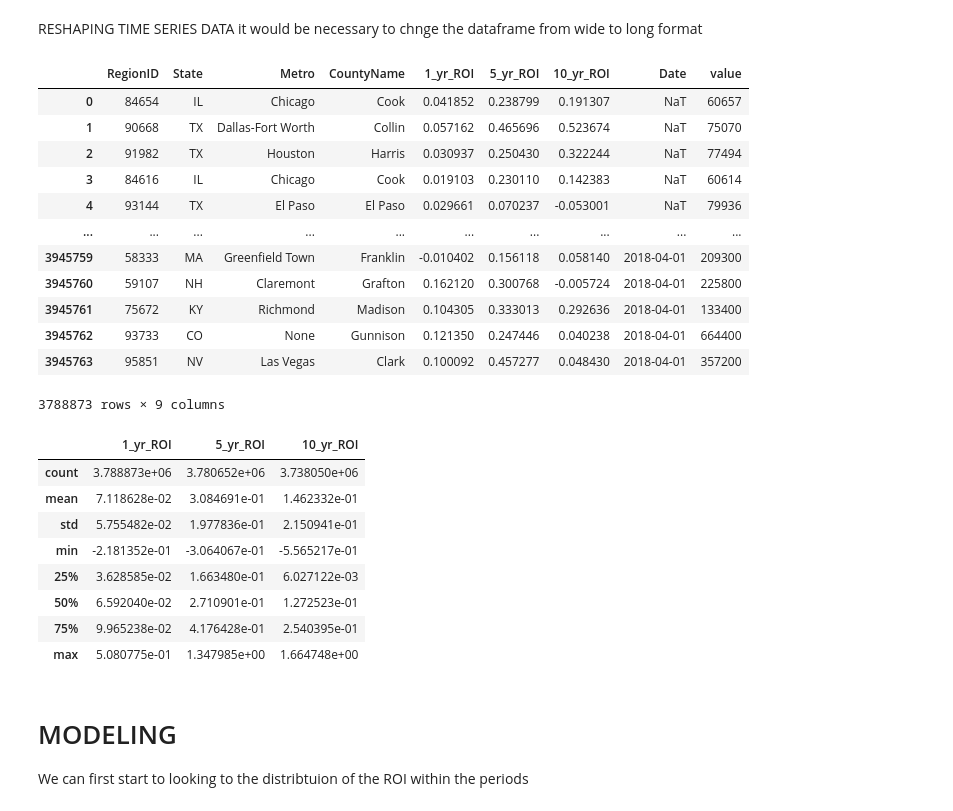
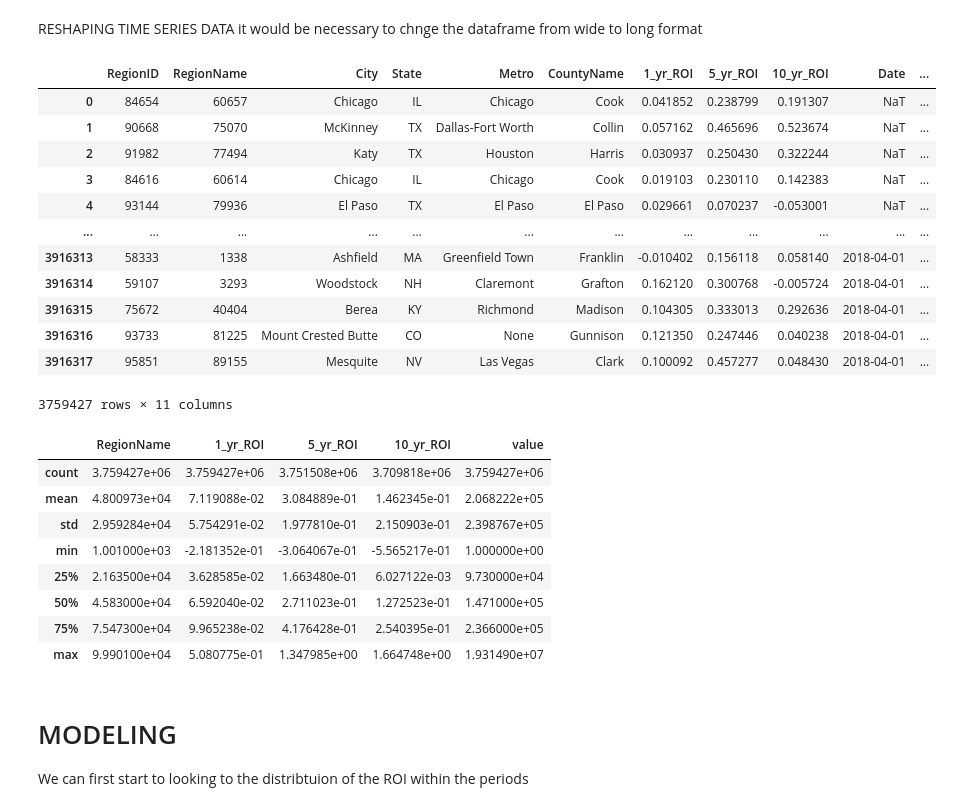
Before and after one commit to kafura0/Real_Estate_Price_Forecasting, a Jupyter notebook: student.ipynb, the cells around one changed output. Saved outputs shown, nothing was run; the diff lists cells and outputs as text; code cells hidden in the pictures.

```diff
--- a/student.ipynb
+++ b/student.ipynb
@@ -243,46 +261,44 @@ RESHAPING TIME SERIES DATA
 it would be necessary to chnge the dataframe from wide to long format
 # %%
 def melt_df(df):
-    # Assuming 'Date' is the correct column name for date information
-    melt = pd.melt(df, id_vars=[ 'RegionID', 'State', 'Metro', 'CountyName', '1_yr_ROI', '5_yr_ROI', '10_yr_ROI'], var_name='Date', value_name='value')
+    # Create a `Date` column to store data information
+    melt = pd.melt(df, id_vars=[ 'RegionID','RegionName','City', 'State', 'Metro', 'CountyName', '1_yr_ROI', '5_yr_ROI', '10_yr_ROI'], var_name='Date', value_name='value')
 
-    # Ensure the 'Date' column is converted to datetime format
+    # 'Date' column is then converted to datetime format
     melt['Date'] = pd.to_datetime(melt['Date'], errors='coerce',format='%Y-%m' )  # Use 'coerce' to handle invalid dates
 
     # Drop rows with missing date
     melt = melt.dropna(subset=['value'])  # Ensure 'Date' and 'value' columns are present
     return melt
 
-
-
 zillow_melted_df = melt_df(zillow_df)
 zillow_melted_df
 # %% [output]
-|  | RegionID | State | Metro | CountyName | 1_yr_ROI | 5_yr_ROI | 10_yr_ROI | Date | value |
-| 0 | 84654 | IL | Chicago | Cook | 0.041852 | 0.238799 | 0.191307 | NaT | 60657 |
-| 1 | 90668 | TX | Dallas-Fort Worth | Collin | 0.057162 | 0.465696 | 0.523674 | NaT | 75070 |
-| 2 | 91982 | TX | Houston | Harris | 0.030937 | 0.250430 | 0.322244 | NaT | 77494 |
-| 3 | 84616 | IL | Chicago | Cook | 0.019103 | 0.230110 | 0.142383 | NaT | 60614 |
-| 4 | 93144 | TX | El Paso | El Paso | 0.029661 | 0.070237 | -0.053001 | NaT | 79936 |
-| ... | ... | ... | ... | ... | ... | ... | ... | ... | ... |
-| 3945759 | 58333 | MA | Greenfield Town | Franklin | -0.010402 | 0.156118 | 0.058140 | 2018-04-01 | 209300 |
-| 3945760 | 59107 | NH | Claremont | Grafton | 0.162120 | 0.300768 | -0.005724 | 2018-04-01 | 225800 |
-| 3945761 | 75672 | KY | Richmond | Madison | 0.104305 | 0.333013 | 0.292636 | 2018-04-01 | 133400 |
-| 3945762 | 93733 | CO | None | Gunnison | 0.121350 | 0.247446 | 0.040238 | 2018-04-01 | 664400 |
-| 3945763 | 95851 | NV | Las Vegas | Clark | 0.100092 | 0.457277 | 0.048430 | 2018-04-01 | 357200 |
+|  | RegionID | RegionName | City | State | Metro | CountyName | 1_yr_ROI | 5_yr_ROI | 10_yr_ROI | Date | ... |
+| 0 | 84654 | 60657 | Chicago | IL | Chicago | Cook | 0.041852 | 0.238799 | 0.191307 | NaT | ... |
+| 1 | 90668 | 75070 | McKinney | TX | Dallas-Fort Worth | Collin | 0.057162 | 0.465696 | 0.523674 | NaT | ... |
+| 2 | 91982 | 77494 | Katy | TX | Houston | Harris | 0.030937 | 0.250430 | 0.322244 | NaT | ... |
+| 3 | 84616 | 60614 | Chicago | IL | Chicago | Cook | 0.019103 | 0.230110 | 0.142383 | NaT | ... |
+| 4 | 93144 | 79936 | El Paso | TX | El Paso | El Paso | 0.029661 | 0.070237 | -0.053001 | NaT | ... |
+| ... | ... | ... | ... | ... | ... | ... | ... | ... | ... | ... | ... |
+| 3916313 | 58333 | 1338 | Ashfield | MA | Greenfield Town | Franklin | -0.010402 | 0.156118 | 0.058140 | 2018-04-01 | ... |
+| 3916314 | 59107 | 3293 | Woodstock | NH | Claremont | Grafton | 0.162120 | 0.300768 | -0.005724 | 2018-04-01 | ... |
+| 3916315 | 75672 | 40404 | Berea | KY | Richmond | Madison | 0.104305 | 0.333013 | 0.292636 | 2018-04-01 | ... |
+| 3916316 | 93733 | 81225 | Mount Crested Butte | CO | None | Gunnison | 0.121350 | 0.247446 | 0.040238 | 2018-04-01 | ... |
+| 3916317 | 95851 | 89155 | Mesquite | NV | Las Vegas | Clark | 0.100092 | 0.457277 | 0.048430 | 2018-04-01 | ... |
-3788873 rows × 9 columns
+3759427 rows × 11 columns
 # %%
 zillow_melted_df.describe()
 # %% [output]
-|  | 1_yr_ROI | 5_yr_ROI | 10_yr_ROI |
-| count | 3.788873e+06 | 3.780652e+06 | 3.738050e+06 |
-| mean | 7.118628e-02 | 3.084691e-01 | 1.462332e-01 |
-| std | 5.755482e-02 | 1.977836e-01 | 2.150941e-01 |
-| min | -2.181352e-01 | -3.064067e-01 | -5.565217e-01 |
-| 25% | 3.628585e-02 | 1.663480e-01 | 6.027122e-03 |
-| 50% | 6.592040e-02 | 2.710901e-01 | 1.272523e-01 |
-| 75% | 9.965238e-02 | 4.176428e-01 | 2.540395e-01 |
-| max | 5.080775e-01 | 1.347985e+00 | 1.664748e+00 |
+|  | RegionName | 1_yr_ROI | 5_yr_ROI | 10_yr_ROI | value |
+| count | 3.759427e+06 | 3.759427e+06 | 3.751508e+06 | 3.709818e+06 | 3.759427e+06 |
+| mean | 4.800973e+04 | 7.119088e-02 | 3.084889e-01 | 1.462345e-01 | 2.068222e+05 |
+| std | 2.959284e+04 | 5.754291e-02 | 1.977810e-01 | 2.150903e-01 | 2.398767e+05 |
+| min | 1.001000e+03 | -2.181352e-01 | -3.064067e-01 | -5.565217e-01 | 1.000000e+00 |
+| 25% | 2.163500e+04 | 3.628585e-02 | 1.663480e-01 | 6.027122e-03 | 9.730000e+04 |
+| 50% | 4.583000e+04 | 6.592040e-02 | 2.711023e-01 | 1.272523e-01 | 1.471000e+05 |
+| 75% | 7.547300e+04 | 9.965238e-02 | 4.176428e-01 | 2.540395e-01 | 2.366000e+05 |
+| max | 9.990100e+04 | 5.080775e-01 | 1.347985e+00 | 1.664748e+00 | 1.931490e+07 |
 # %% [markdown]
 # MODELING
 We can first start to looking to the distribtuion of the ROI within the periods
```
Also changed, not shown: parts of 26 cells of this notebook.
